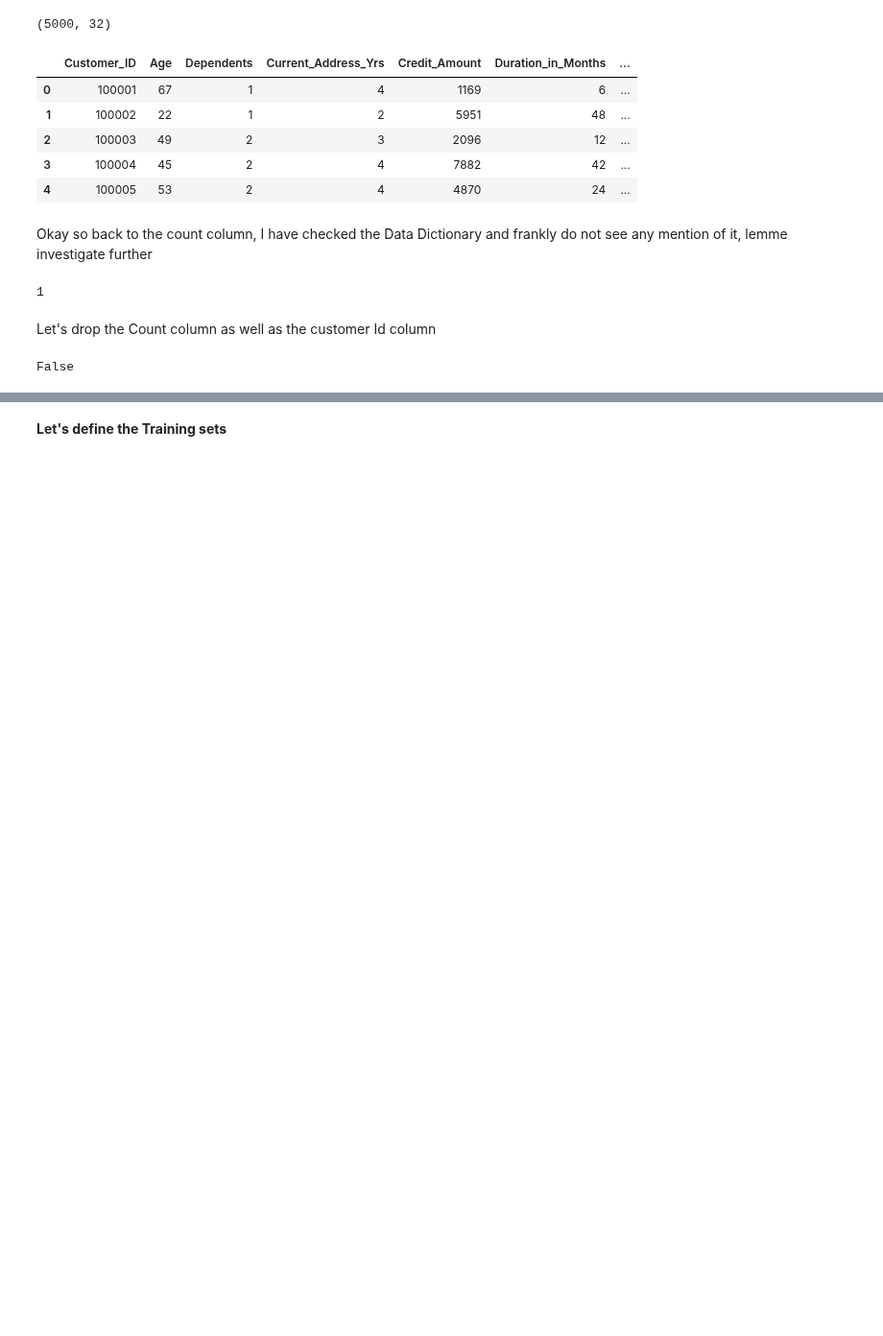
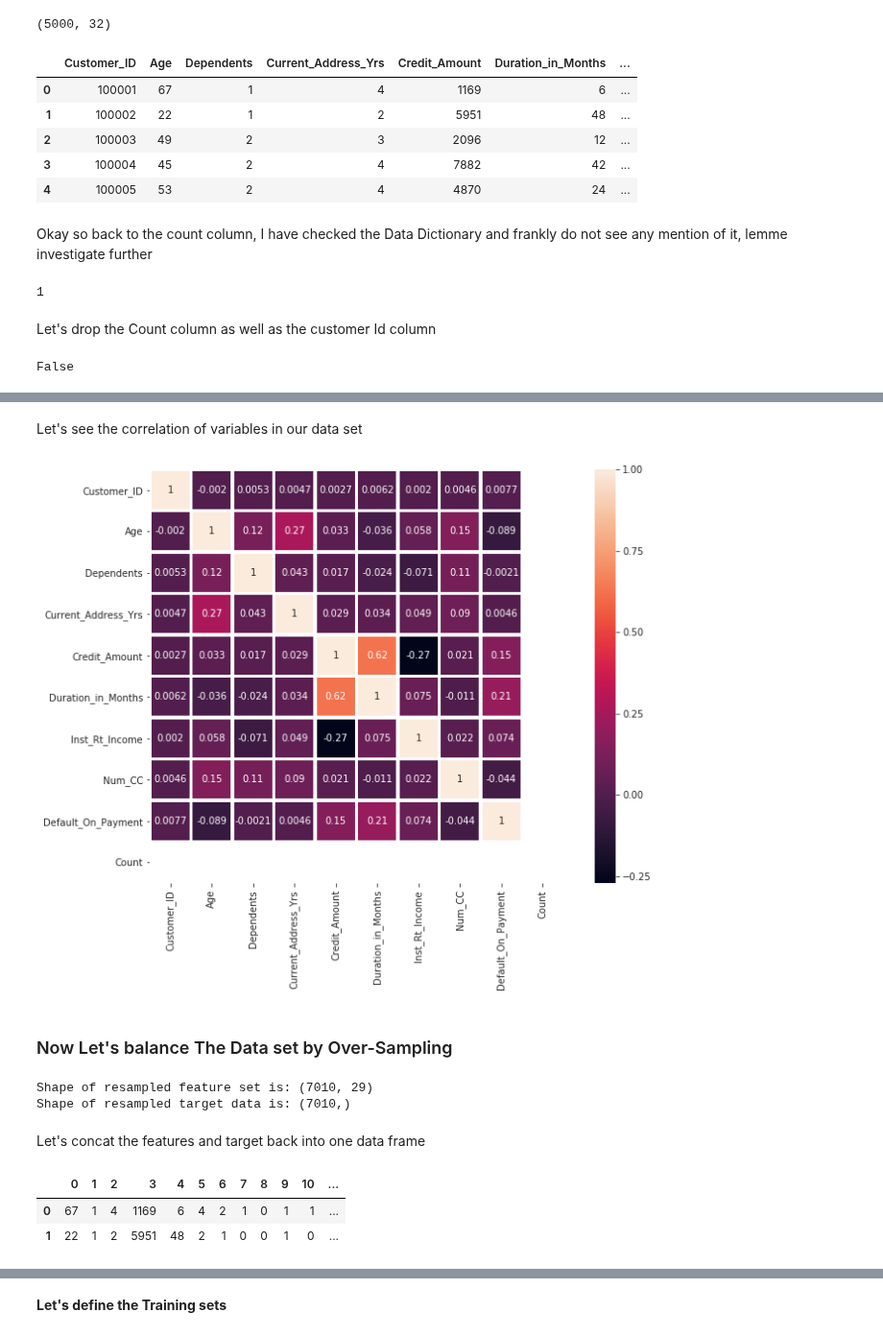
Before and after one commit to Lawrence-Krukrubo/Machine_Learning, a Jupyter notebook: loan_default_classifier.ipynb, the cells around one changed output, grey strips where cells are left out. Shown at 96% size. Drawn from its saved outputs; the diff is of its cells as text; code cells hidden in the pictures; blank space fills up the shorter version.

```diff
--- a/loan_default_classifier.ipynb
+++ b/loan_default_classifier.ipynb
@@ -536,0 +582,13 @@ False
+# %% [markdown]
+Let's see the correlation of variables in our data set
+# %%
+corr_data = loan_df.corr()
+
+# Lets visualize the correlation using a heat map from SNS
+plt.figure(figsize=(12,8))
+sns.heatmap(corr_data, annot=True, square=True, linewidths=2.5)
+plt.show()
+# %% [output]
+[figure, added]
+# %% [markdown]
+### Now Let's balance The Data set by Over-Sampling
@@ -536,0 +600,20 @@ False
+# %%
+print('Shape of resampled feature set is:',over_sampled_features.shape)
+print('Shape of resampled target data is:',over_sampled_target.shape)
+# %% [output]
+Shape of resampled feature set is: (7010, 29)
+Shape of resampled target data is: (7010,)
+# %% [markdown]
+Let's concat the features and target back into one data frame
+# %%
+over_sampled_features = pd.DataFrame(over_sampled_features)
+
+over_sampled_features['x'] = over_sampled_target
+
+resampled_data = over_sampled_features
+
+resampled_data.head(2)
+# %% [output]
+|  | 0 | 1 | 2 | 3 | 4 | 5 | 6 | 7 | 8 | 9 | 10 | ... |
+| 0 | 67 | 1 | 4 | 1169 | 6 | 4 | 2 | 1 | 0 | 1 | 1 | ... |
+| 1 | 22 | 1 | 2 | 5951 | 48 | 2 | 1 | 0 | 0 | 1 | 0 | ... |
```
Also changed, not shown: parts of 33 cells of this notebook.
